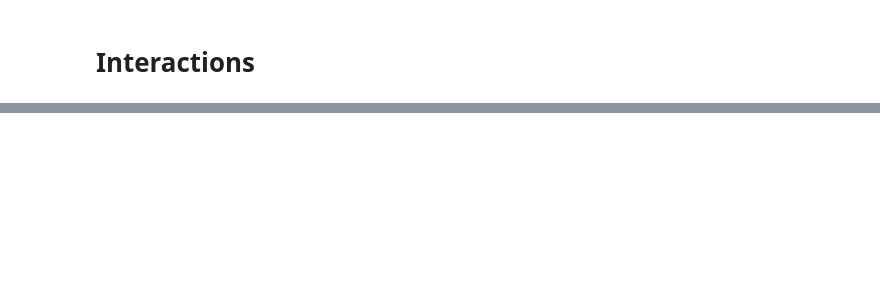
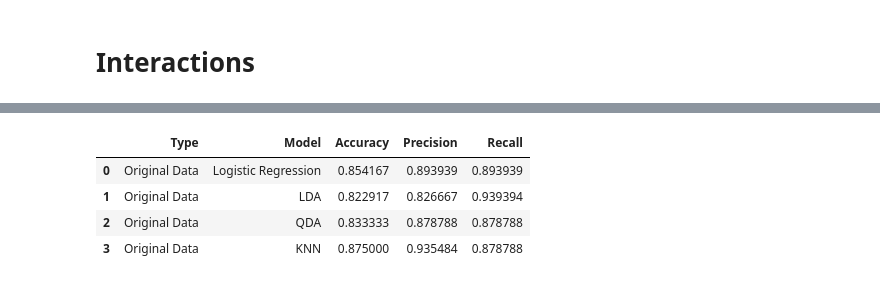
Before and after one commit to wojtas000/Advanced_Machine_Learning, a Jupyter notebook: experiments2.ipynb, the cells around one changed output, grey strips where cells are left out. Saved outputs shown, nothing was run; the diff lists cells and outputs as text; code cells hidden in the pictures; blank space fills up the shorter version.

```diff
--- a/experiments2.ipynb
+++ b/experiments2.ipynb
@@ -1,9 +11,5 @@
 # %%
-import pandas as pd
-from sklearn.discriminant_analysis import LinearDiscriminantAnalysis, QuadraticDiscriminantAnalysis
-from sklearn.neighbors import KNeighborsClassifier
-from sklearn.metrics import accuracy_score, precision_score, recall_score
-from algo_implementation import logistic_regression
+
 
 # Load train and test datasets
 train_df = pd.read_csv('train_dataset2.csv').drop(columns=['Unnamed: 0'])
@@ -18,32 +24,32 @@ lr = logistic_regression()
 lr.fit(X_train, y_train)
 lr_pred = lr.predict(X_test)
 lr_acc = accuracy_score(y_test, lr_pred)
-lr_precision = precision_score(y_test, lr_pred, average='macro')
-lr_recall = recall_score(y_test, lr_pred, average='macro')
+lr_precision = precision_score(y_test, lr_pred)
+lr_recall = recall_score(y_test, lr_pred)
 
 # Train and evaluate LDA
 lda = LinearDiscriminantAnalysis()
 lda.fit(X_train, y_train)
 lda_pred = lda.predict(X_test)
 lda_acc = accuracy_score(y_test, lda_pred)
-lda_precision = precision_score(y_test, lda_pred, average='macro')
-lda_recall = recall_score(y_test, lda_pred, average='macro')
+lda_precision = precision_score(y_test, lda_pred)
+lda_recall = recall_score(y_test, lda_pred)
 
 # Train and evaluate QDA
 qda = QuadraticDiscriminantAnalysis()
 qda.fit(X_train, y_train)
 qda_pred = qda.predict(X_test)
 qda_acc = accuracy_score(y_test, qda_pred)
-qda_precision = precision_score(y_test, qda_pred, average='macro')
-qda_recall = recall_score(y_test, qda_pred, average='macro')
+qda_precision = precision_score(y_test, qda_pred)
+qda_recall = recall_score(y_test, qda_pred)
 
 # Train and evaluate KNN
 knn = KNeighborsClassifier()
 knn.fit(X_train, y_train)
 knn_pred = knn.predict(X_test)
 knn_acc = accuracy_score(y_test, knn_pred)
-knn_precision = precision_score(y_test, knn_pred, average='macro')
-knn_recall = recall_score(y_test, knn_pred, average='macro')
+knn_precision = precision_score(y_test, knn_pred)
+knn_recall = recall_score(y_test, knn_pred)
 
 # Print evaluation results
 print('Logistic Regression:')
@@ -51,20 +57,24 @@ print(f'Accuracy: {lr_acc}')
 print(f'Precision: {lr_precision}')
 print(f'Recall: {lr_recall}')
 print()
+final_comparison = pd.concat([final_comparison, pd.DataFrame({'Type': 'Original Data', 'Model': 'Logistic Regression', 'Accuracy': lr_acc, 'Precision': lr_precision, 'Recall': lr_recall}, index=[0])], ignore_index=True)
 print('LDA:')
 print(f'Accuracy: {lda_acc}')
 print(f'Precision: {lda_precision}')
 print(f'Recall: {lda_recall}')
 print()
+final_comparison = pd.concat([final_comparison, pd.DataFrame({'Type': 'Original Data', 'Model': 'LDA', 'Accuracy': lda_acc, 'Precision': lda_precision, 'Recall': lda_recall}, index=[0])], ignore_index=True)
 print('QDA:')
 print(f'Accuracy: {qda_acc}')
 print(f'Precision: {qda_precision}')
 print(f'Recall: {qda_recall}')
 print()
+final_comparison = pd.concat([final_comparison, pd.DataFrame({'Type': 'Original Data', 'Model': 'QDA', 'Accuracy': qda_acc, 'Precision': qda_precision, 'Recall': qda_recall}, index=[0])], ignore_index=True)
 print('KNN:')
 print(f'Accuracy: {knn_acc}')
 print(f'Precision: {knn_precision}')
 print(f'Recall: {knn_recall}')
+final_comparison = pd.concat([final_comparison, pd.DataFrame({'Type': 'Original Data', 'Model': 'KNN', 'Accuracy': knn_acc, 'Precision': knn_precision, 'Recall': knn_recall}, index=[0])], ignore_index=True)
 # %% [output]
 Logistic Regression:
 Accuracy: 0.8541666666666666
@@ -128,3 +138,11 @@ X_train['Qcut_Var_3'] = X_train.eval('Finance_Status / Years_of_Employment')
 X_train['Qcut_Var_3'] = (X_train['Qcut_Var_3'] - X_train['Qcut_Var_3'].mean()) / X_train['Qcut_Var_3'].std()
 X_test['Qcut_Var_3'] = X_test.eval('Finance_Status / Years_of_Employment')
 X_test['Qcut_Var_3'] = (X_test['Qcut_Var_3'] - X_train['Qcut_Var_3'].mean()) / X_train['Qcut_Var_3'].std()
+# %%
+final_comparison
+# %% [output]
+|  | Type | Model | Accuracy | Precision | Recall |
+| 0 | Original Data | Logistic Regression | 0.854167 | 0.893939 | 0.893939 |
+| 1 | Original Data | LDA | 0.822917 | 0.826667 | 0.939394 |
+| 2 | Original Data | QDA | 0.833333 | 0.878788 | 0.878788 |
+| 3 | Original Data | KNN | 0.875000 | 0.935484 | 0.878788 |
```
Also changed, not shown: parts of 12 cells of this notebook, 2 other files.
